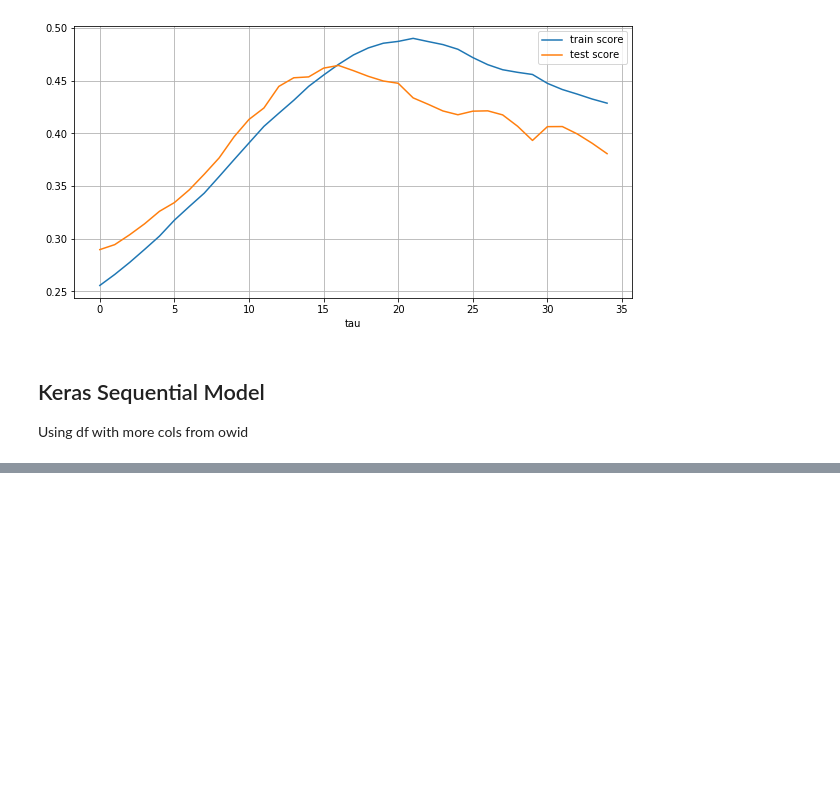
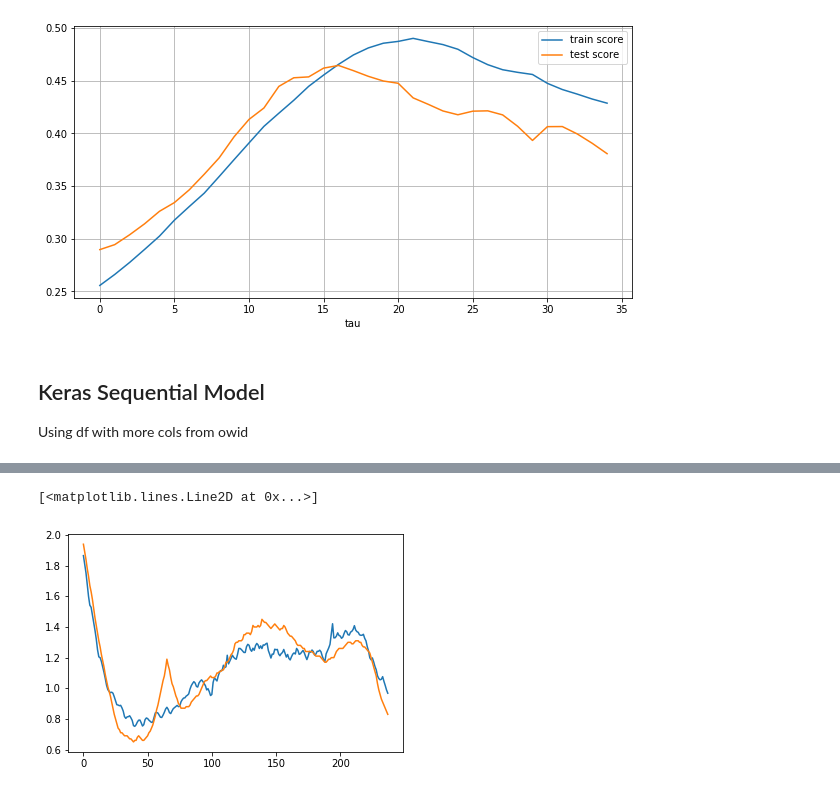
Before and after one commit to evilpegasus/datathon-spring-2021, a Jupyter notebook: model_reproduction_rate.ipynb, the cells around one changed output, grey strips where cells are left out. Saved outputs shown, nothing was run; the diff lists cells and outputs as text; code cells hidden in the pictures; blank space fills up the shorter version.

```diff
--- a/model_reproduction_rate.ipynb
+++ b/model_reproduction_rate.ipynb
@@ -328,0 +322,8 @@ RMSE: 0.22487254452721672
+# %%
+country_prediction = list(model.predict(pd.DataFrame(scaler.transform(df[df["location"] == "France"][x_cols]), columns = df[df["location"] == "France"][x_cols].columns)))
+eu_rate = list(df[df["location"] == "France"]["eu_reproduction_rate"])
+plt.plot([a + b for a, b in zip(country_prediction, eu_rate)])
+plt.plot(list(df[df["location"] == "France"]["reproduction_rate"]))
+# %% [output]
+[<matplotlib.lines.Line2D at 0x...>]
+[figure, added]
```
Also changed, not shown: parts of 16 cells of this notebook, 7 other files.
